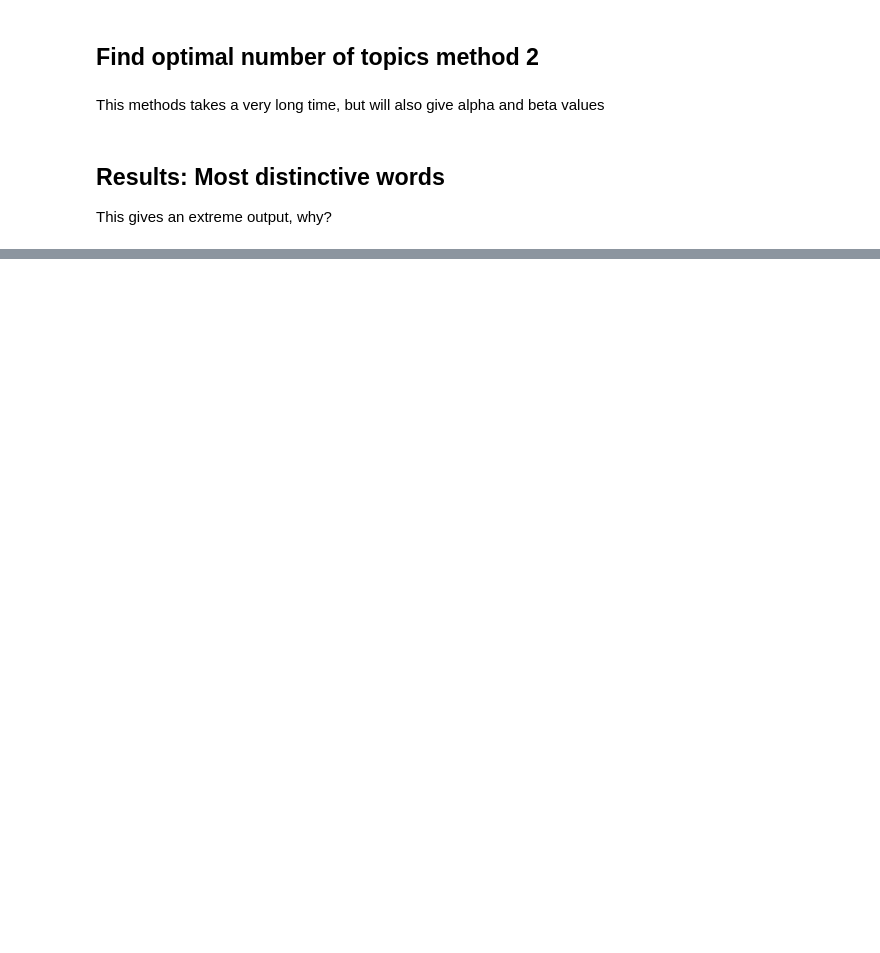
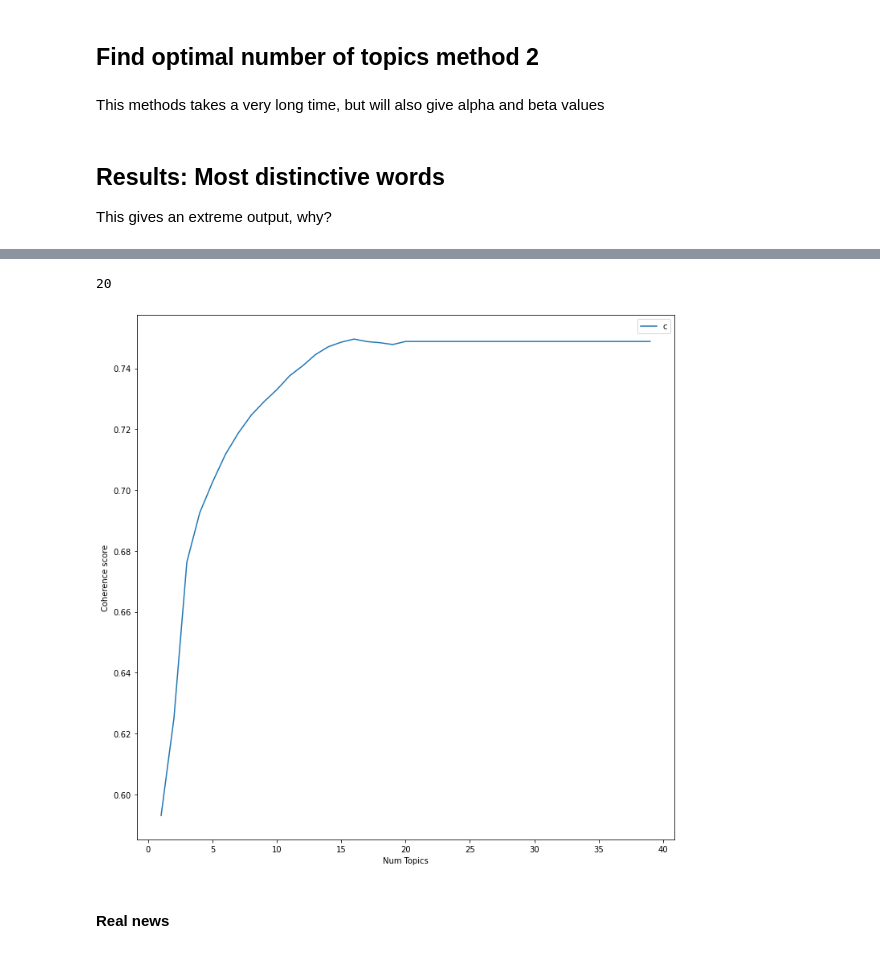
Before and after one commit to RosaLucassen/NLP_Analysis_COVID19, a Jupyter notebook: Datasets.ipynb, the cells around one changed output, grey strips where cells are left out. Drawn from its saved outputs; the diff is of its cells as text; code cells hidden in the pictures; blank space fills up the shorter version.

```diff
--- a/Datasets.ipynb
+++ b/Datasets.ipynb
@@ -580,0 +672,10 @@ results_df.sort_values('llr', ascending=False).head(5)
+# %%
+dictionary = Dictionary(tokenized_texts_fake) # get the vocabulary
+dictionary.filter_extremes(no_below=5, no_above=0.5)
+corpus = [dictionary.doc2bow(text) for text in tokenized_texts_fake]
+PATH_TO_MALLET = '/Users/rosalucassen/Documents/UU/DataMining/mallet-2.0.8/bin/mallet'
+
+hdpmodel = HdpModel(corpus=corpus, id2word=dictionary)
+# %%
+hdptopics = hdpmodel.show_topics(formatted=False)
+hdptopics[0]
@@ -580,0 +700,28 @@ results_df.sort_values('llr', ascending=False).head(5)
+# %%
+len(hdptopics)
+# %% [output]
+20
+# %%
+hdptopics = [[word for word, prob in topic] for topicid, topic in hdptopics]
+# %%
+coherence_values_fake = []
+model_list = []
+for num_topics in range(1, 40):
+    coherencemodel = CoherenceModel(topics=hdptopics[:num_topics],
+                               texts=tokenized_texts_fake,
+                               dictionary=dictionary,
+                               window_size=10).get_coherence()
+    coherence_values_fake.append(coherencemodel)
+# %%
+limit=40; start=1; step=1;
+x = range(start, limit, step)
+plt.figure(figsize=(12,12))
+plt.plot(x, coherence_values_fake)
+plt.xlabel("Num Topics")
+plt.ylabel("Coherence score")
+plt.legend(("coherence_values"), loc='best')
+plt.show()
+# %% [output]
+[figure, added]
+# %% [markdown]
+#### Real news
```
Also changed, not shown: parts of 50 cells of this notebook, 8 other files.
